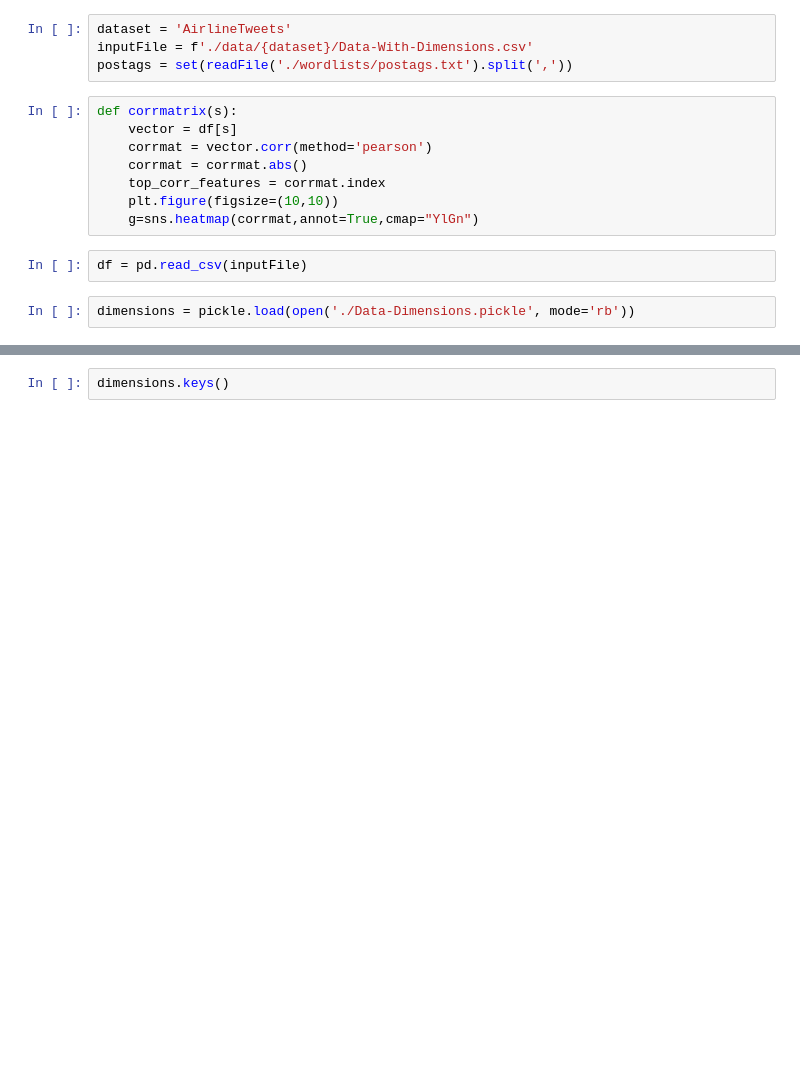
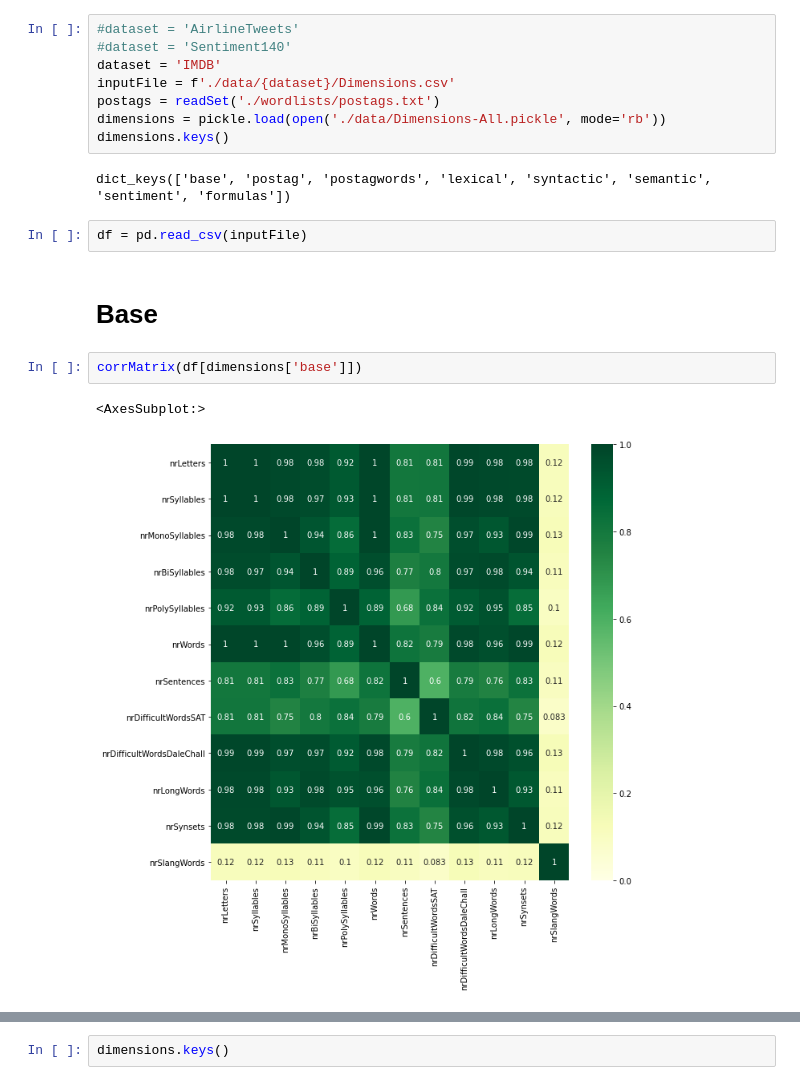
Before and after one commit to leddy231/kex, a Jupyter notebook: Dimensions-Correlation.ipynb, the cells around one changed output, grey strips where cells are left out. Cells and saved outputs as stored; diff of their text form; blank space fills up the shorter version.

```diff
--- a/Dimensions-Correlation.ipynb
+++ b/Dimensions-Correlation.ipynb
@@ -15,16 +8,19 @@ def readFile(path):
 # %%
-dataset = 'AirlineTweets'
-inputFile = f'./data/{dataset}/Data-With-Dimensions.csv'
-postags = set(readFile('./wordlists/postags.txt').split(','))
+#dataset = 'AirlineTweets'
+#dataset = 'Sentiment140'
+dataset = 'IMDB'
+inputFile = f'./data/{dataset}/Dimensions.csv'
+postags = readSet('./wordlists/postags.txt')
+dimensions = pickle.load(open('./data/Dimensions-All.pickle', mode='rb'))
+dimensions.keys()
+# %% [output]
+dict_keys(['base', 'postag', 'postagwords', 'lexical', 'syntactic', 'semantic', 'sentiment', 'formulas'])
-# %%
-def corrmatrix(s):
-    vector = df[s]
-    corrmat = vector.corr(method='pearson')
-    corrmat = corrmat.abs()
-    top_corr_features = corrmat.index
-    plt.figure(figsize=(10,10))
-    g=sns.heatmap(corrmat,annot=True,cmap="YlGn")
 # %%
 df = pd.read_csv(inputFile)
-# %%
-dimensions = pickle.load(open('./Data-Dimensions.pickle', mode='rb'))
+# %% [markdown]
+# Base
+# %%
+corrMatrix(df[dimensions['base']])
+# %% [output]
+<AxesSubplot:>
+[figure, added]
```
Also changed, not shown: parts of 33 cells of this notebook, 13 other files.
